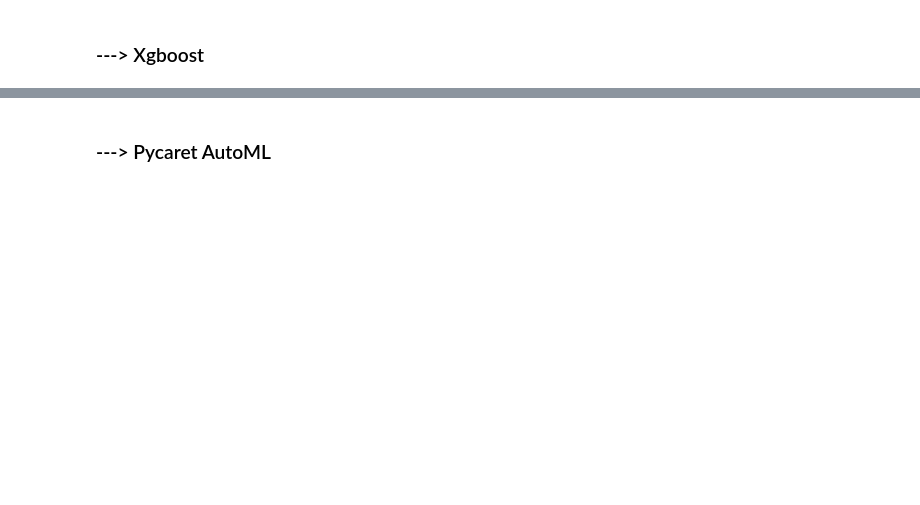
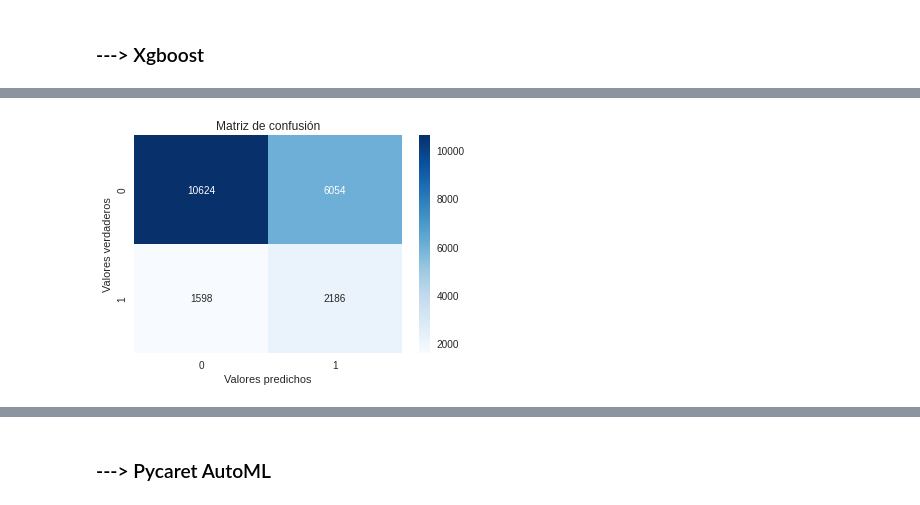
Before and after one commit to alexandergribenchenko/DS_LATAM_Test, a Jupyter notebook: solution.ipynb, the cells around one changed output, grey strips where cells are left out. Saved outputs shown, nothing was run; the diff lists cells and outputs as text; code cells hidden in the pictures; blank space fills up the shorter version.

```diff
--- a/solution.ipynb
+++ b/solution.ipynb
@@ -840,2 +877,7 @@ plot_confusion_matrix(y_test, y_pred_xgboost)
+# %%
+y_pred_xgboost = xgboost_model.predict(X_test)
+plot_confusion_matrix(y_test, y_pred_xgboost)
+# %% [output]
+[figure, added]
 # %%
 print(classification_report(y_test, y_pred_xgboost))
```
Also changed, not shown: parts of 21 cells of this notebook.
